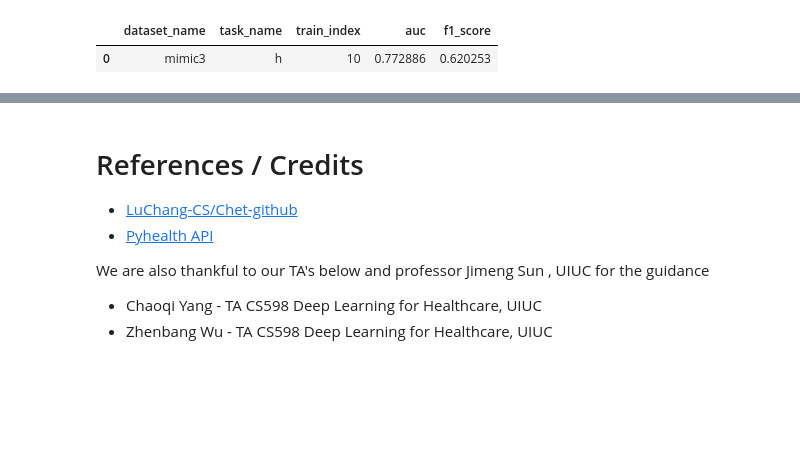
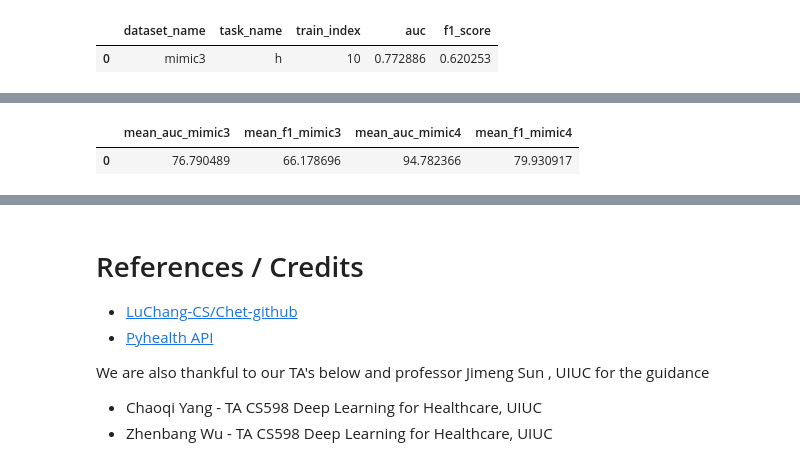
Before and after one commit to sanjayathreya/CHET, a Jupyter notebook: src/Descriptive-Notebook.ipynb, the cells around one changed output, grey strips where cells are left out. Saved outputs shown, nothing was run; the diff lists cells and outputs as text; code cells hidden in the pictures; blank space fills up the shorter version.

```diff
--- a/src/Descriptive-Notebook.ipynb
+++ b/src/Descriptive-Notebook.ipynb
@@ -738,0 +770,12 @@ Our final results are summarized in the tables below
+# %%
+results_h = os.path.join(output_dir,'result_task_h.csv')
+df = pd.read_csv(results_h)
+df
+df['mean_auc_mimic3'] = df.loc[df['dataset_name'] == 'mimic3', 'auc'].mean() * 100
+df['mean_auc_mimic4'] = df.loc[df['dataset_name'] == 'mimic4', 'auc'].mean() * 100
+df['mean_f1_mimic3'] = df.loc[df['dataset_name'] == 'mimic3', 'f1_score'].mean() * 100
+df['mean_f1_mimic4'] = df.loc[df['dataset_name'] == 'mimic4', 'f1_score'].mean() * 100
+df[['mean_auc_mimic3','mean_f1_mimic3','mean_auc_mimic4','mean_f1_mimic4']].drop_duplicates()
+# %% [output]
+|  | mean_auc_mimic3 | mean_f1_mimic3 | mean_auc_mimic4 | mean_f1_mimic4 |
+| 0 | 76.790489 | 66.178696 | 94.782366 | 79.930917 |
```
Also changed, not shown: parts of 17 cells of this notebook.
